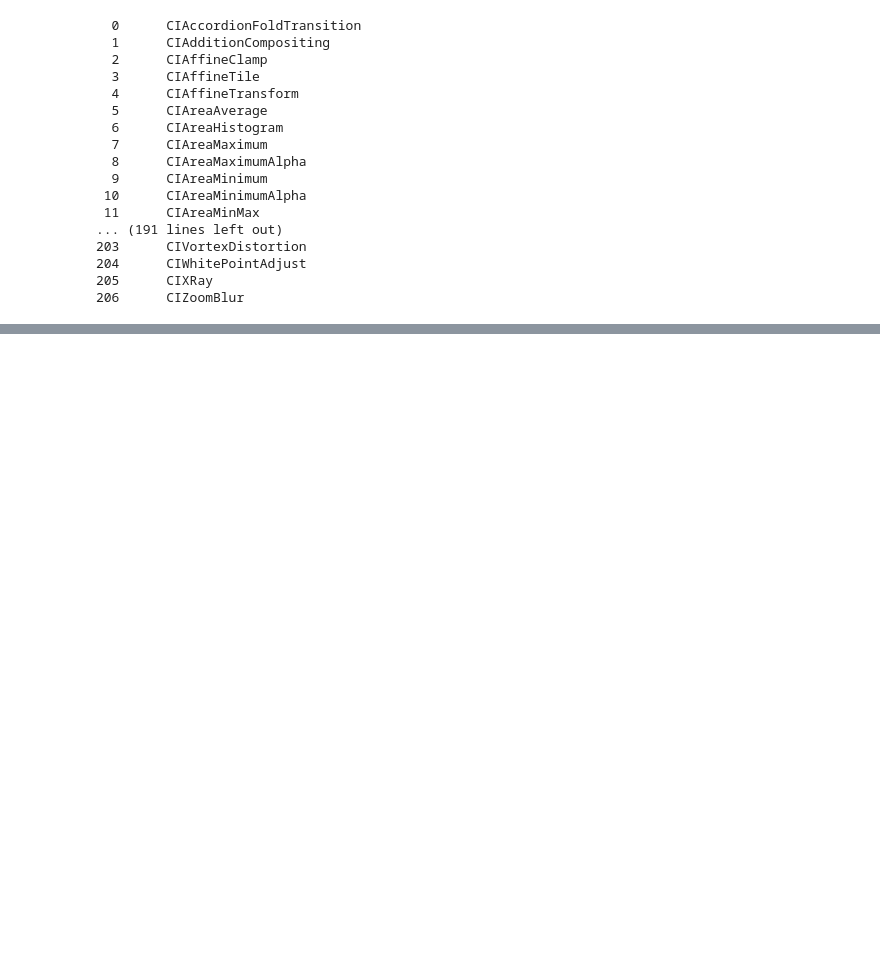
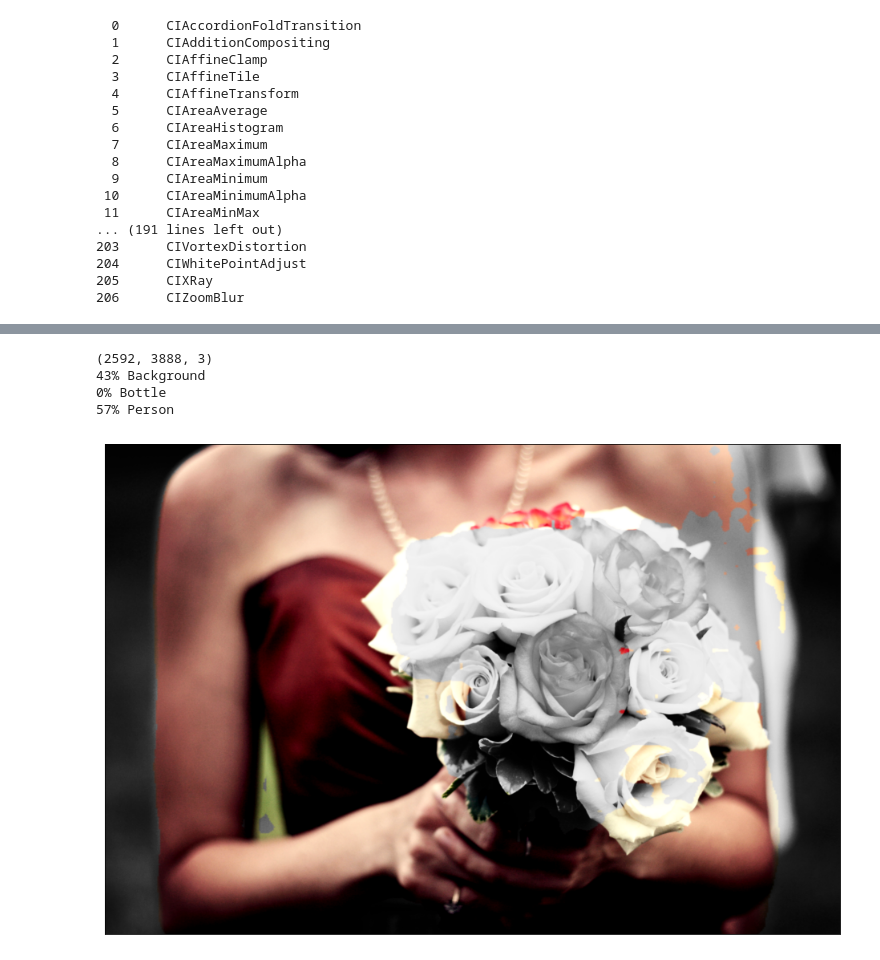
Before and after one commit to matthieurouif/filter_segmentation, a Jupyter notebook: fine_tuning_model.ipynb, the cells around one changed output, grey strips where cells are left out. Cells and saved outputs as stored; diff of their text form; code cells hidden in the pictures; blank space fills up the shorter version.

Commit message:
edit labels and show percentage

```diff
--- a/fine_tuning_model.ipynb
+++ b/fine_tuning_model.ipynb
@@ -96,0 +135,36 @@ for i,f in enumerate(cimg.filters()):
+# %%
+def filter(path):
+    img = PIL.Image.open(path)
+    print(np.array(img).shape)
+    image_width = np.array(img).shape[1]
+    image_height = np.array(img).shape[0]
+    resized_img = img.resize((input_width, input_height), PIL.Image.BILINEAR)
+    y = model.predict({"image": resized_img}, usesCPUOnly=False)
+    mask = y['scores']
+
+    mask_array = np.array(mask)
+    hist,bins = np.histogram(mask_array.ravel(),256,[0,256])
+    labels = ['Background','Plane','Bicycle','Bird','Boat','Bottle','Bus','Car','Cat','Chair','Cow','Diningtable','Dog','Horse','Motorbike','Person','Plane','Sheep','Sofa','Pottedplant','Tvmonitor','Train']
+
+    for index,value in enumerate(hist):
+        if value > 0:
+            percent = value/(513.0*513.0)*100
+            i = int(index/12)
+            label = labels[i]
+            print('{:.0f}% {}'.format(percent,label))
+
+    scale_width = image_width/input_width
+    scale_height = image_height/input_height
+    ci_mask_resized = cimg(np.array(mask)).scale(scale_width,scale_height).gammaAdjust(power=0.1).gaussianBlur(radius=2)
+    ci_fg = cimg(np.array(img)).colorControls(contrast=1.4, saturation = 0.8)
+    ci_bg = cimg(np.array(img)).photoEffectNoir()
+    result = ci_fg.blendWithMask(backgroundImage=ci_bg, maskImage=ci_mask_resized)
+    show([result])
+# %%
+filter("samples/flowers.jpg")
+# %% [output]
+(2592, 3888, 3)
+43% Background
+0% Bottle
+57% Person
+[figure, added]
```
Also changed, not shown: parts of 4 cells of this notebook, 20 other files.
